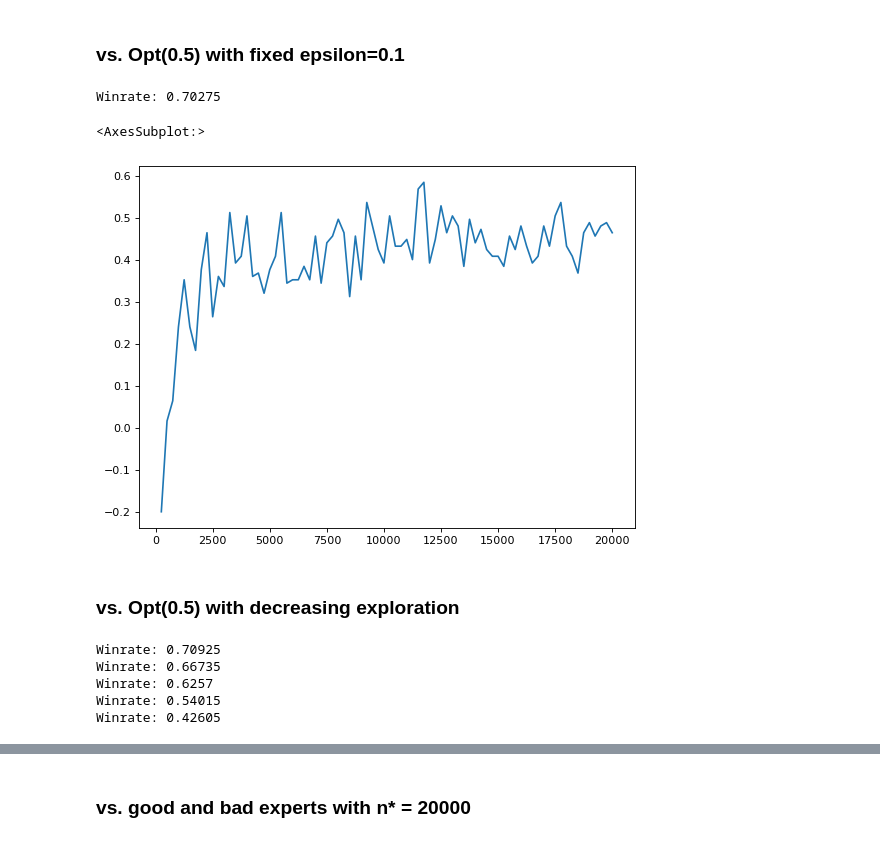
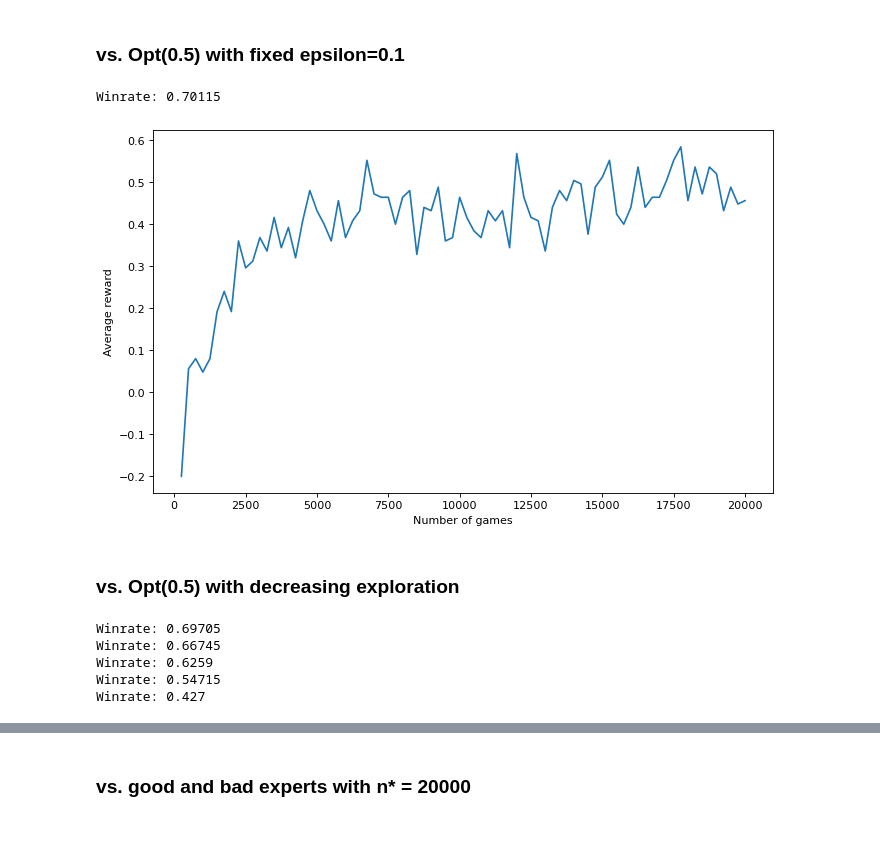
Before and after one commit to bschiehl/MP_nim, a Jupyter notebook: MP_nim_Q_learning.ipynb, the cells around one changed output, grey strips where cells are left out. Saved outputs shown, nothing was run; the diff lists cells and outputs as text; code cells hidden in the pictures.

```diff
--- a/MP_nim_Q_learning.ipynb
+++ b/MP_nim_Q_learning.ipynb
@@ -183,16 +198,15 @@ env = NimEnv(seed = 10)
 # %%
 # Question 1
 player_Q = NimQlearningAgent(player=0, epsilon=0.1)
 player_opt = OptimalPlayer(epsilon=0.5, player=1)
-avg_rewards = playGames(env, player_Q, player_opt)
+avg_rewards, M_opts, M_rands = playGames(env, player_Q, player_opt, decreaseExploration=False)
 plt.figure(figsize=(10, 6), dpi=80)
 ax = sns.lineplot(x=list(range(250, 20001, 250)), y=avg_rewards)
 ax.set(ylabel="Average reward", xlabel="Number of games")
 plt.show()
 # %% [output]
-Winrate: 0.70275
+Winrate: 0.70115
-<AxesSubplot:>
-[figure, old version]
+[figure, new version]
 # %% [markdown]
 ### vs. Opt(0.5) with decreasing exploration
 # %%
@@ -206,7 +220,7 @@ M_randsDE = pd.DataFrame(index=list(range(250, 20001, 250))).rename_axis("Number
 M_randsDE = M_randsDE.rename_axis("n*", axis=1)
 
 player_Q_DE = NimQlearningAgent(player=0)
-avg_rewards, M_opts, M_rands = playGamesDecreasingExploration(env, player_Q_DE, player_opt, 1)
+avg_rewards, M_opts, M_rands = playGames(env, player_Q_DE, player_opt, decreaseExploration=True, exploGames=1)
 avg_rewardsDE["1"] = avg_rewards
 M_optsDE["1"] = M_opts
 M_randsDE["1"] = M_rands
@@ -218,34 +232,34 @@ M_randsDE["1"] = M_rands
 # M_randsDE["1000"] = M_rands
 
 player_Q_DE = NimQlearningAgent(player=0)
-avg_rewards, M_opts, M_rands = playGamesDecreasingExploration(env, player_Q_DE, player_opt, 5000)
+avg_rewards, M_opts, M_rands = playGames(env, player_Q_DE, player_opt, decreaseExploration=True, exploGames=5000)
 avg_rewardsDE["5000"] = avg_rewards
 M_optsDE["5000"] = M_opts
 M_randsDE["5000"] = M_rands
 
 player_Q_DE = NimQlearningAgent(player=0)
-avg_rewards, M_opts, M_rands = playGamesDecreasingExploration(env, player_Q_DE, player_opt, 10000)
+avg_rewards, M_opts, M_rands = playGames(env, player_Q_DE, player_opt, decreaseExploration=True, exploGames=10000)
 avg_rewardsDE["10000"] = avg_rewards
 M_optsDE["10000"] = M_opts
 M_randsDE["10000"] = M_rands
 
 player_Q_DE = NimQlearningAgent(player=0)
-avg_rewards, M_opts, M_rands = playGamesDecreasingExploration(env, player_Q_DE, player_opt, 20000)
+avg_rewards, M_opts, M_rands = playGames(env, player_Q_DE, player_opt, decreaseExploration=True, exploGames=20000)
 avg_rewardsDE["20000"] = avg_rewards
 M_optsDE["20000"] = M_opts
 M_randsDE["20000"] = M_rands
 
 player_Q_DE = NimQlearningAgent(player=0)
-avg_rewards, M_opts, M_rands = playGamesDecreasingExploration(env, player_Q_DE, player_opt, 40000)
+avg_rewards, M_opts, M_rands = playGames(env, player_Q_DE, player_opt, decreaseExploration=True, exploGames=40000)
 avg_rewardsDE["40000"] = avg_rewards
 M_optsDE["40000"] = M_opts
 M_randsDE["40000"] = M_rands
 # %% [output]
-Winrate: 0.70925
-Winrate: 0.66735
-Winrate: 0.6257
-Winrate: 0.54015
-Winrate: 0.42605
+Winrate: 0.69705
+Winrate: 0.66745
+Winrate: 0.6259
+Winrate: 0.54715
+Winrate: 0.427
 # %%
 # Question 2
 plt.figure(figsize=(12, 8), dpi=80)
```
Also changed, not shown: parts of 28 cells of this notebook.
